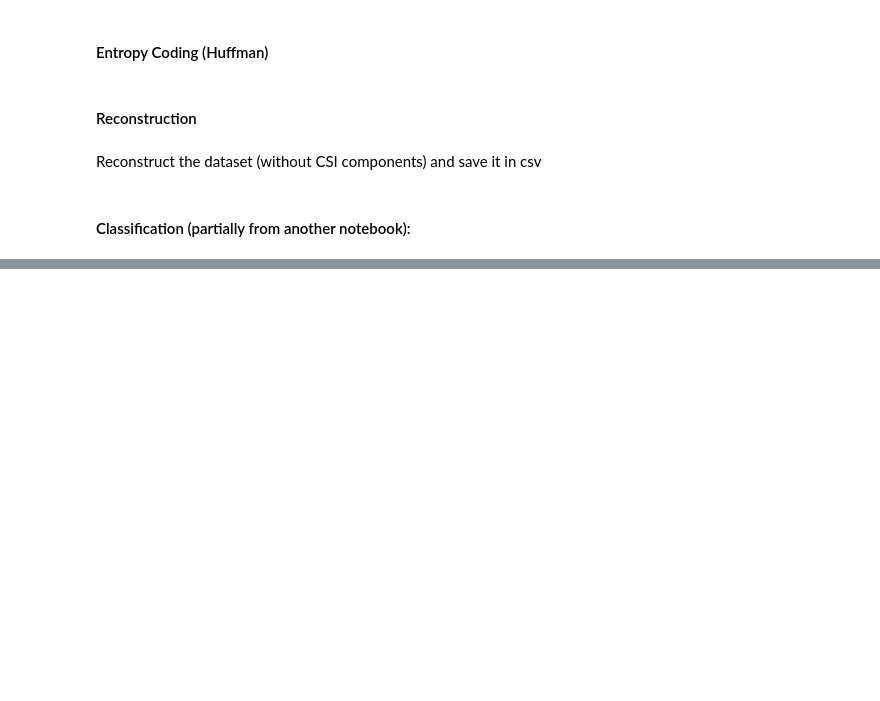
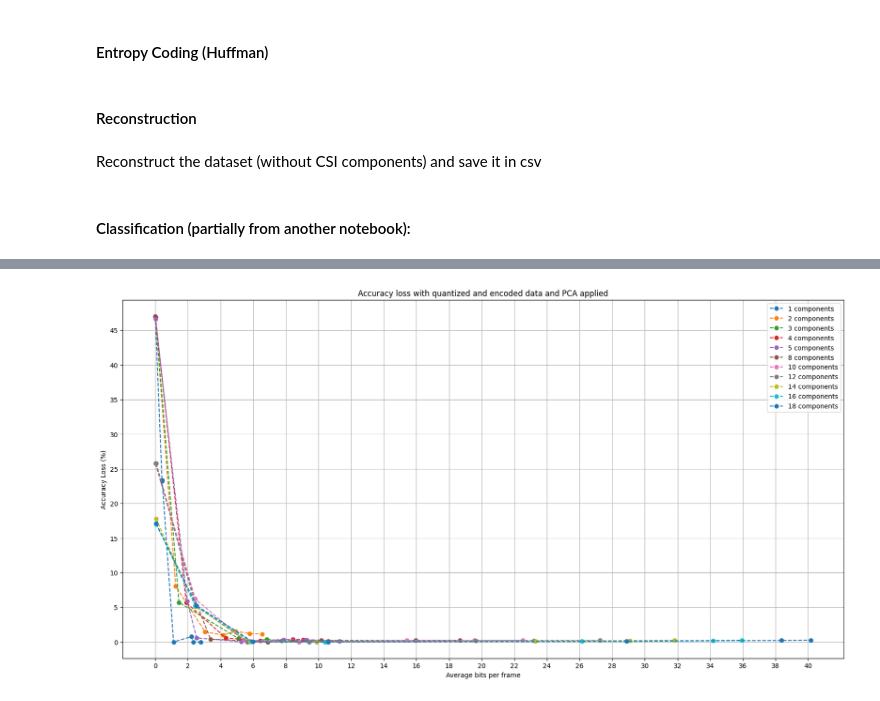
Before and after one commit to PolCeru/CSI-Compression, a Jupyter notebook: presence/NO_VAE/PCA_compression_presence.ipynb, the cells around one changed output, grey strips where cells are left out. Drawn from its saved outputs; the diff is of its cells as text; code cells hidden in the pictures; blank space fills up the shorter version.

```diff
--- a/presence/NO_VAE/PCA_compression_presence.ipynb
+++ b/presence/NO_VAE/PCA_compression_presence.ipynb
@@ -569,3 +579,0 @@ unused_features = analyze_PC(data, pca, n_components)
-# %%
-#LLoyd-Max Quantization
-quantized_df = apply_quantization(reduced_df, num_levels)
@@ -758,20 +781,22 @@ plt.show()
 # %%
 auc_bit = pd.read_csv(os.path.join('./results_csv', 'new_auc_bit_comparison.csv'))
-#components = [i for i in range(1, 20)]
-#components = [1,2,3,4,5,6,8,10,12,14,16,18]
-components = [1,2,3,4,5,8,10,12,14]
+
+components = [1,2,3,4,5,8,10,12,14,16,18]
 
 plt.figure(figsize=(20, 10))
 for n_components in auc_bit['n_components'].unique():
-    if (n_components not in components): continue
+    if(n_components not in components): continue
     target_data = auc_bit[auc_bit['n_components'] == n_components]
-    plt.plot(target_data['ENC_bits'], target_data['AUC'], marker='o', linestyle='--', label=f'{n_components} components')
+    plt.plot(target_data['ENC_frame'], target_data['accuracy_loss'], marker='o', linestyle='--', label=f'{n_components} components')
 #plt.ylim(0.7)
-plt.title('AUC with quantized data and PCA applied')
-plt.xlabel('bits per symbol')
-#plt.xticks(np.arange(0, 110, 10))
-plt.ylabel('AUC')
-plt.legend(loc='lower right')
+plt.title('Accuracy loss with quantized and encoded data and PCA applied')
+plt.xlabel('Average bits per frame')
+plt.xticks(np.arange(0, 42, 2))
+plt.ylabel('Accuracy Loss (%)')
+plt.yticks(np.arange(0, 50, 5))
+plt.legend()
 plt.grid()
-plt.savefig(os.path.join('./results_graphs', 'auc_bit_comparison[BxS][filtered].png'))
+plt.savefig(os.path.join('./results_graphs', 'accuracy-bit_Encoded[BxF].png'))
 plt.show()
+# %% [output]
+[figure, added]
```
Also changed, not shown: parts of 36 cells of this notebook, 1 other file.
